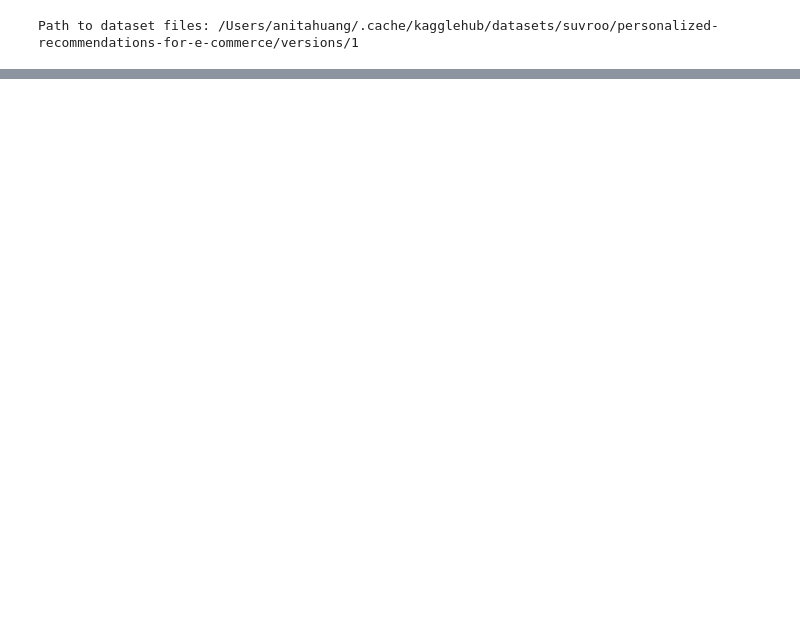
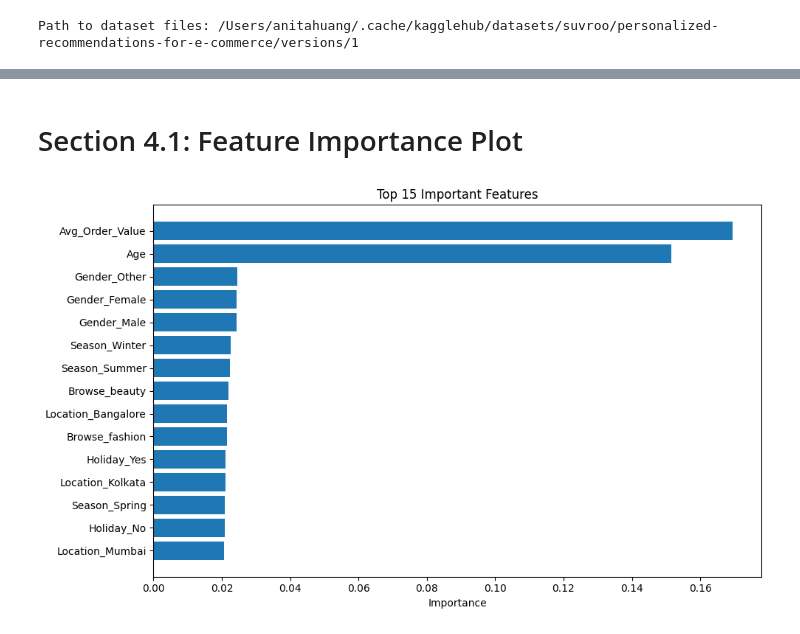
Before and after one commit to anita-huangz/Anita-s-Portfolio, a Jupyter notebook: data-science-projects/personalized-recommendations-for-e-commerce/notebooks/rec-customer-product.ipynb, the cells around one changed output, grey strips where cells are left out. Drawn from its saved outputs; the diff is of its cells as text; code cells hidden in the pictures; blank space fills up the shorter version.

```diff
--- a/data-science-projects/personalized-recommendations-for-e-commerce/notebooks/rec-customer-product.ipynb
+++ b/data-science-projects/personalized-recommendations-for-e-commerce/notebooks/rec-customer-product.ipynb
@@ -315,0 +39,3 @@ print(merged_df[merged_df['Customer_ID'] == customer_id].shape)
+# %%
+customer_data = pd.read_csv('/Users/anitahuang/Anita-s-Portfolio/data-science-projects/personalized-recommendations-for-e-commerce/data/customer_data_collection.csv')
+product_data = pd.read_csv('/Users/anitahuang/Anita-s-Portfolio/data-science-projects/personalized-recommendations-for-e-commerce/data/product_recommendation_data.csv')
@@ -315,0 +59,3 @@ print(merged_df[merged_df['Customer_ID'] == customer_id].shape)
+# %%
+# Drop rows with any remaining NaNs
+customer_data.dropna(inplace=True)
@@ -315,0 +90,6 @@ print(merged_df[merged_df['Customer_ID'] == customer_id].shape)
+# %%
+# SECTION 2.1: Address Class Imbalance with SMOTE
+
+smote = SMOTE(random_state=42)
+X_customer_bal, y_customer_bal = smote.fit_resample(X_customer, y_customer)
+X_train_cust, X_test_cust, y_train_cust, y_test_cust = train_test_split(X_customer_bal, y_customer_bal, test_size=0.2, stratify=y_customer_bal, random_state=42)
@@ -315,0 +118,20 @@ print(merged_df[merged_df['Customer_ID'] == customer_id].shape)
+# %%
+rf_clf = RandomForestClassifier(n_estimators=100, max_depth=30, class_weight='balanced', random_state=42)
+log_clf = LogisticRegression(max_iter=1000, random_state=42)
+gb_clf = HistGradientBoostingClassifier(max_iter=200, learning_rate=0.1, random_state=42)
+
+voting_clf = VotingClassifier(estimators=[
+    ('rf', rf_clf),
+    ('lr', log_clf),
+    ('gb', gb_clf)
+], voting='soft')
+
+voting_clf.fit(X_train_cust, y_train_cust)
+y_pred_ensemble = voting_clf.predict(X_test_cust)
+
+print("\nEnsemble Accuracy (Top-1):", accuracy_score(y_test_cust, y_pred_ensemble))
+print("Classification Report:\n", classification_report(y_test_cust, y_pred_ensemble))
+
+proba_preds = voting_clf.predict_proba(X_test_cust)
+top2_accuracy = top_k_accuracy_score(y_test_cust, proba_preds, k=2)
+print("Top-2 Accuracy:", top2_accuracy)
@@ -315,0 +159,17 @@ print(merged_df[merged_df['Customer_ID'] == customer_id].shape)
+# %% [markdown]
+# Section 4.1: Feature Importance Plot
+# %%
+feature_importances = rf_clf.fit(X_train_cust, y_train_cust).feature_importances_
+indices = np.argsort(feature_importances)[-15:][::-1]
+features = X_customer.columns[indices]
+
+plt.figure(figsize=(10, 6))
+plt.title("Top 15 Important Features")
+plt.barh(range(len(indices)), feature_importances[indices], align='center')
+plt.yticks(range(len(indices)), features)
+plt.gca().invert_yaxis()
+plt.xlabel("Importance")
+plt.tight_layout()
+plt.show()
+# %% [output]
+[figure, added]
```
Also changed, not shown: parts of 55 cells of this notebook, 2 other files.
